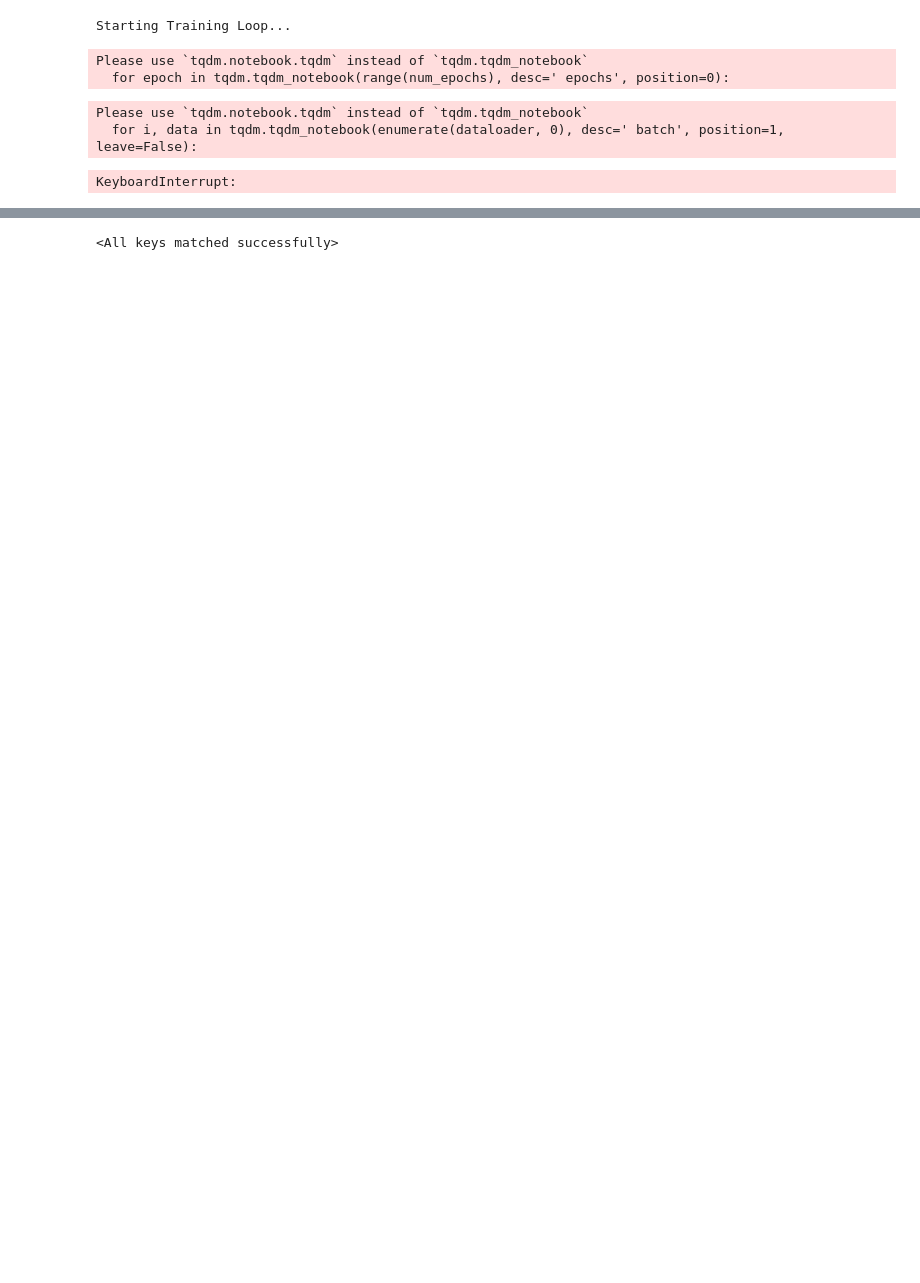
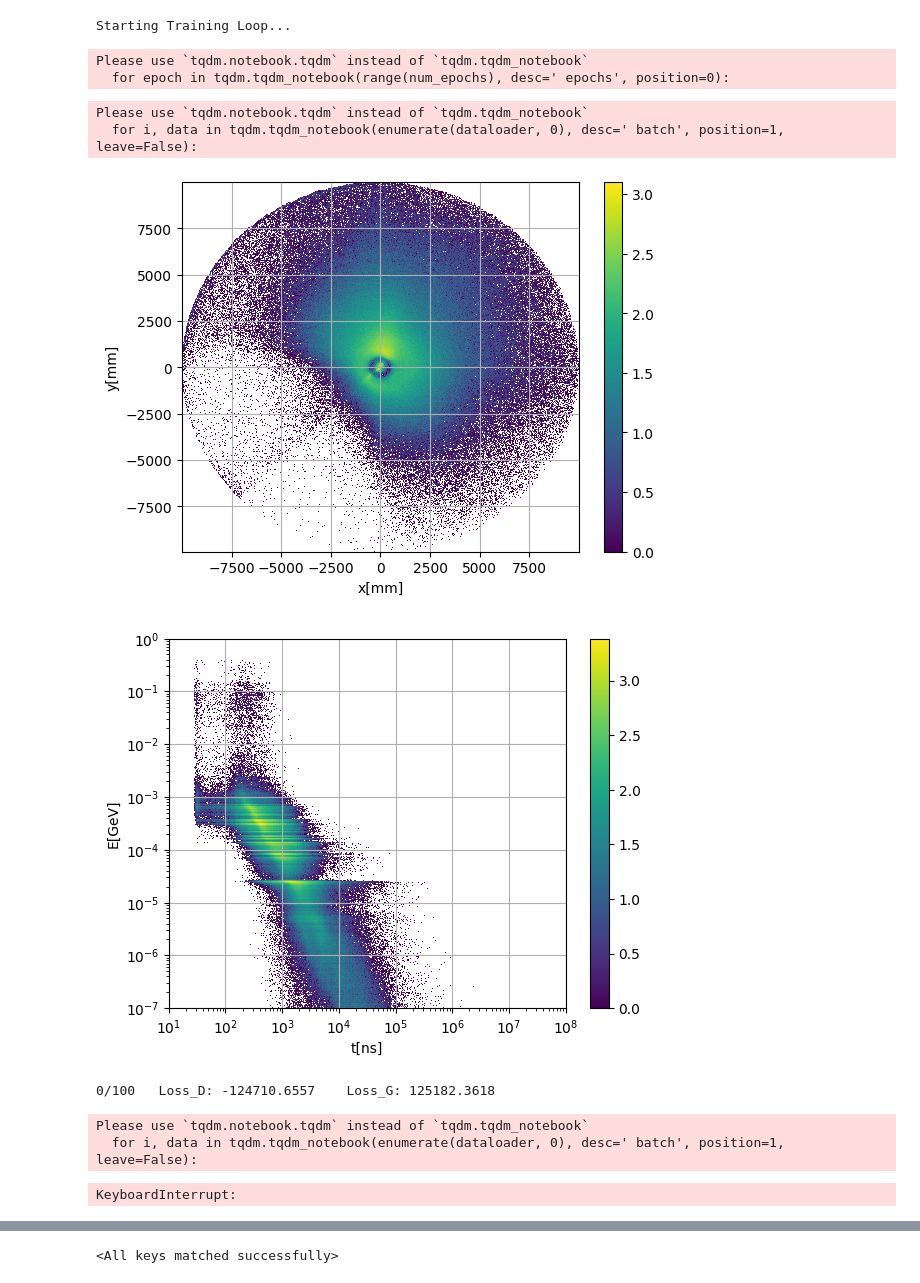
Before and after one commit to Alonl14/ML_Project, a Jupyter notebook: LUXE_GAN.ipynb, the cells around one changed output, grey strips where cells are left out. Drawn from its saved outputs; the diff is of its cells as text; code cells hidden in the pictures; blank space fills up the shorter version.

```diff
--- a/LUXE_GAN.ipynb
+++ b/LUXE_GAN.ipynb
@@ -67,0 +103,2 @@ plt.yscale('log')
+# %%
+dataloader = DataLoader(dataset.data, batch_size = 2**13, shuffle = True,num_workers=3)
@@ -68,6 +129,7 @@ plt.yscale('log')
 # %%
 N_z=100
-mps_device = torch.device('mps')
+
 net_G = Generator.Generator(N_z).to(mps_device)
 net_D = Discriminator().to(mps_device)
+
 #print(net_G,net_D)
@@ -190,35 +259,40 @@ for epoch in tqdm.tqdm_notebook(range(num_epochs), desc=' epochs', position=0):
         # update the generator network
         optimizer_G.step()
 
         # computing the average losses and discriminator
         avg_error_G += err_G.item()
         avg_error_D += err_D.item()
 
         iters += 1
 
     if len(G_losses)>0:
         if avg_error_G<G_losses[-1]:
-            torch.save(net_G.state_dict(), 'saved_Gen.pt')
+            torch.save(net_G.state_dict(), 'saved_Gen_loc.pt')
     if np.mod(epoch,10)==0:
         noise = torch.randn(1154756, N_z, device='cpu')
         net_G.eval()
         net_G.to('cpu')
         fake_p = net_G(noise).detach().numpy()
         generated_df = pd.DataFrame([])
         param_list = [' rx',' phi_x',' rp',' phi_p',' pzz',' eneg',' time']
         for i in range(len(param_list)):
             generated_df[param_list[i]]= fake_p[:,i]
         plots(transform(generated_df, dataset, fake_p))
     G_losses.append(avg_error_G)
     D_losses.append(avg_error_D)
     print(f'{epoch}/{num_epochs}\tLoss_D: {avg_error_D:.4f}\tLoss_G: {avg_error_G:.4f}')
 # %% [output]
 Starting Training Loop...
 Please use `tqdm.notebook.tqdm` instead of `tqdm.tqdm_notebook`
   for epoch in tqdm.tqdm_notebook(range(num_epochs), desc=' epochs', position=0):
 Please use `tqdm.notebook.tqdm` instead of `tqdm.tqdm_notebook`
   for i, data in tqdm.tqdm_notebook(enumerate(dataloader, 0), desc=' batch', position=1, leave=False):
+[figure, added]
+[figure, added]
-KeyboardInterrupt:
+0/100   Loss_D: -124710.6557    Loss_G: 125182.3618
+Please use `tqdm.notebook.tqdm` instead of `tqdm.tqdm_notebook`
+  for i, data in tqdm.tqdm_notebook(enumerate(dataloader, 0), desc=' batch', position=1, leave=False):
+KeyboardInterrupt:
 # %%
 KLD = pd.read_csv('KL_div.csv')
 KL_div = KLD['0'].values
```
Also changed, not shown: parts of 15 cells of this notebook, 2 other files.
